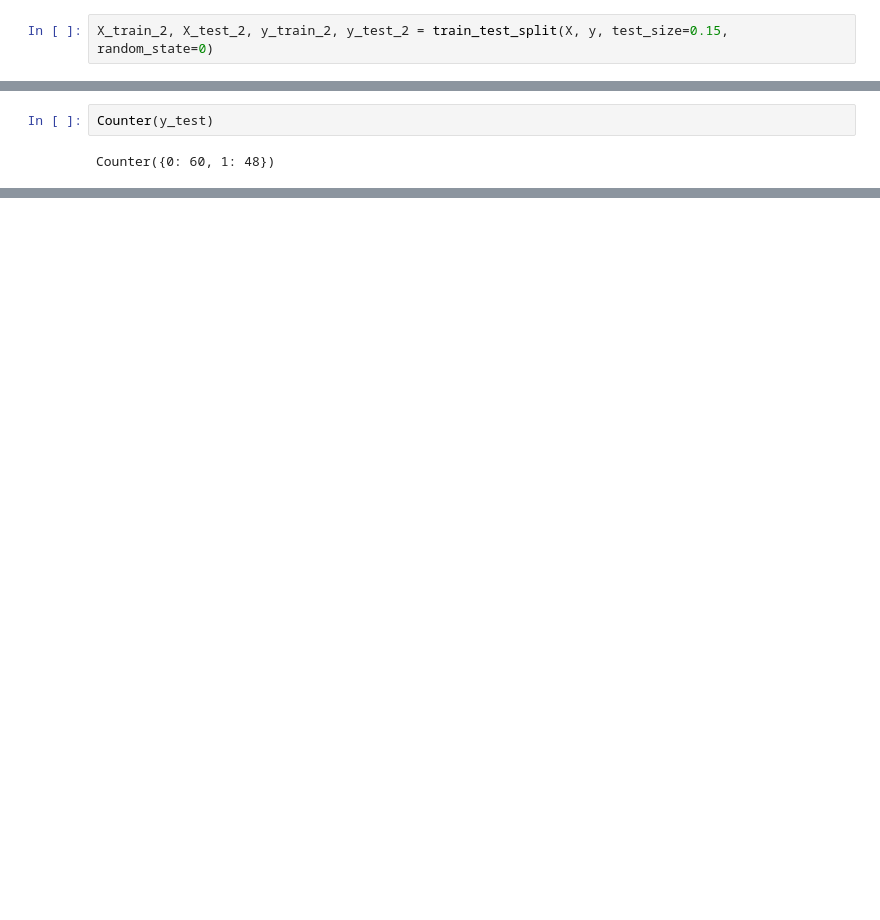
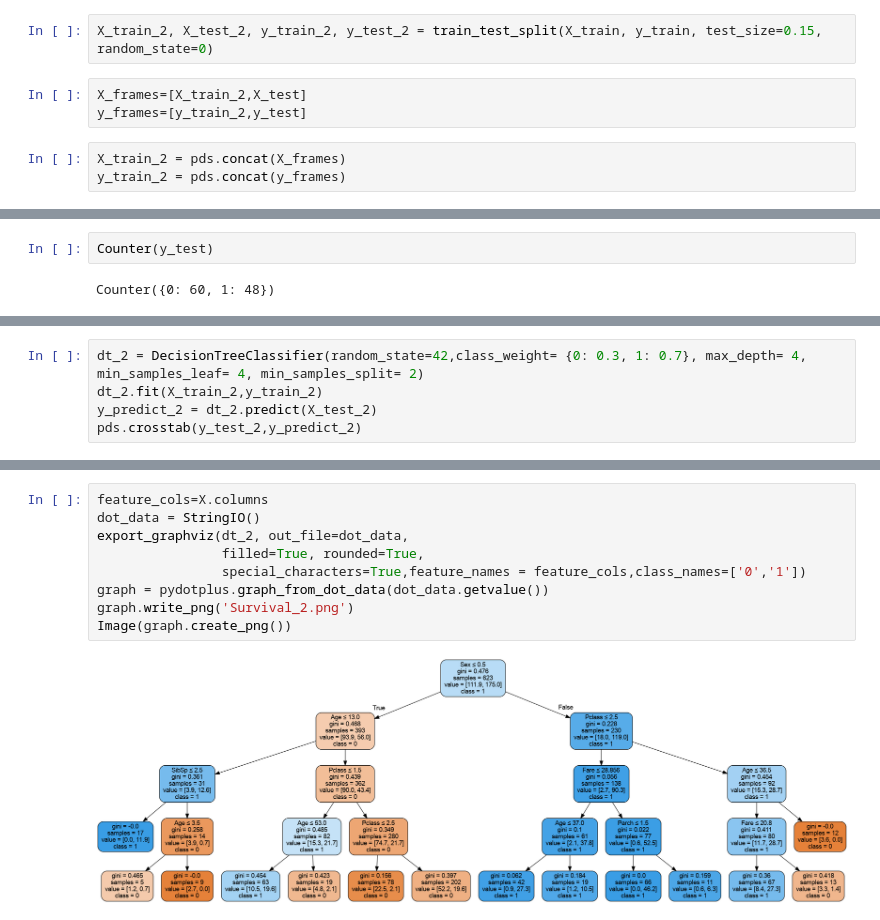
Before and after one commit to odri96352/info6, a Jupyter notebook: titanic_decision_tree.ipynb, the cells around one changed output, grey strips where cells are left out. Cells and saved outputs as stored; diff of their text form; blank space fills up the shorter version.

```diff
--- a/titanic_decision_tree.ipynb
+++ b/titanic_decision_tree.ipynb
@@ -222,4 +269,10 @@ Pour lutter contre ce défaut, on utilise alors le "random forest".
 
 Observons si la modifiction de notre échantillon de départ modifie énormément notre arbre de décision.
 # %%
-X_train_2, X_test_2, y_train_2, y_test_2 = train_test_split(X, y, test_size=0.15, random_state=0)
+X_train_2, X_test_2, y_train_2, y_test_2 = train_test_split(X_train, y_train, test_size=0.15, random_state=0)
+# %%
+X_frames=[X_train_2,X_test]
+y_frames=[y_train_2,y_test]
+# %%
+X_train_2 = pds.concat(X_frames)
+y_train_2 = pds.concat(y_frames)
@@ -311,0 +344,5 @@ Image(graph.create_png())
+# %%
+dt_2 = DecisionTreeClassifier(random_state=42,class_weight= {0: 0.3, 1: 0.7}, max_depth= 4, min_samples_leaf= 4, min_samples_split= 2)
+dt_2.fit(X_train_2,y_train_2)
+y_predict_2 = dt_2.predict(X_test_2)
+pds.crosstab(y_test_2,y_predict_2)
@@ -311,0 +365,11 @@ Image(graph.create_png())
+# %%
+feature_cols=X.columns
+dot_data = StringIO()
+export_graphviz(dt_2, out_file=dot_data,
+                filled=True, rounded=True,
+                special_characters=True,feature_names = feature_cols,class_names=['0','1'])
+graph = pydotplus.graph_from_dot_data(dot_data.getvalue())
+graph.write_png('Survival_2.png')
+Image(graph.create_png())
+# %% [output]
+[figure, added]
```
Also changed, not shown: parts of 33 cells of this notebook, 1 other file.
